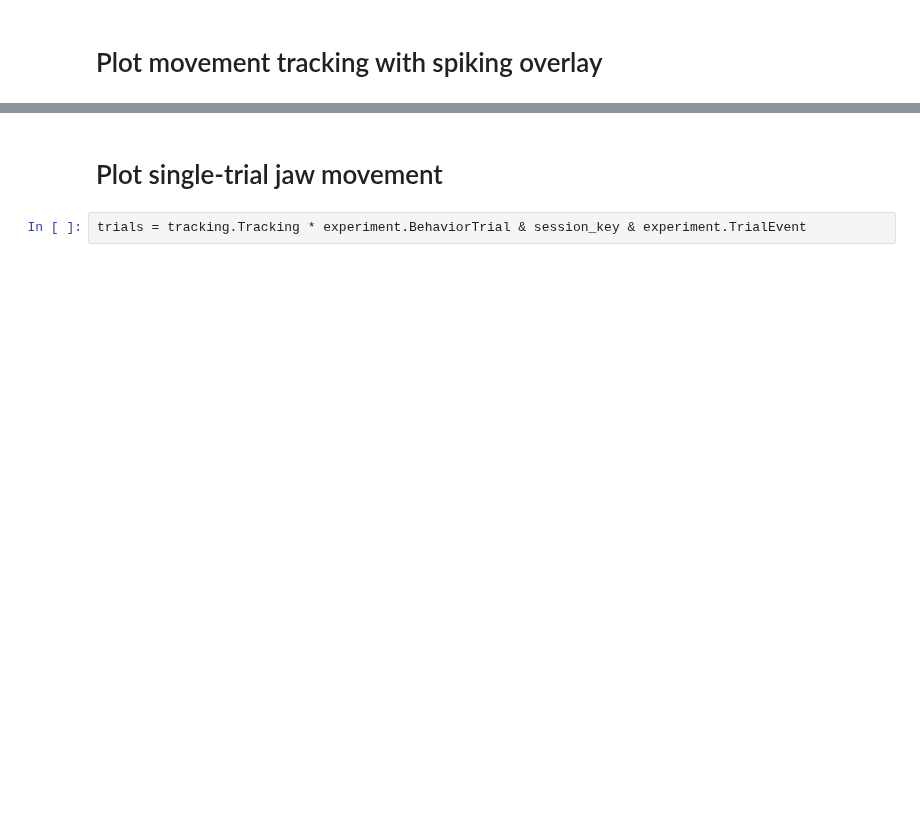
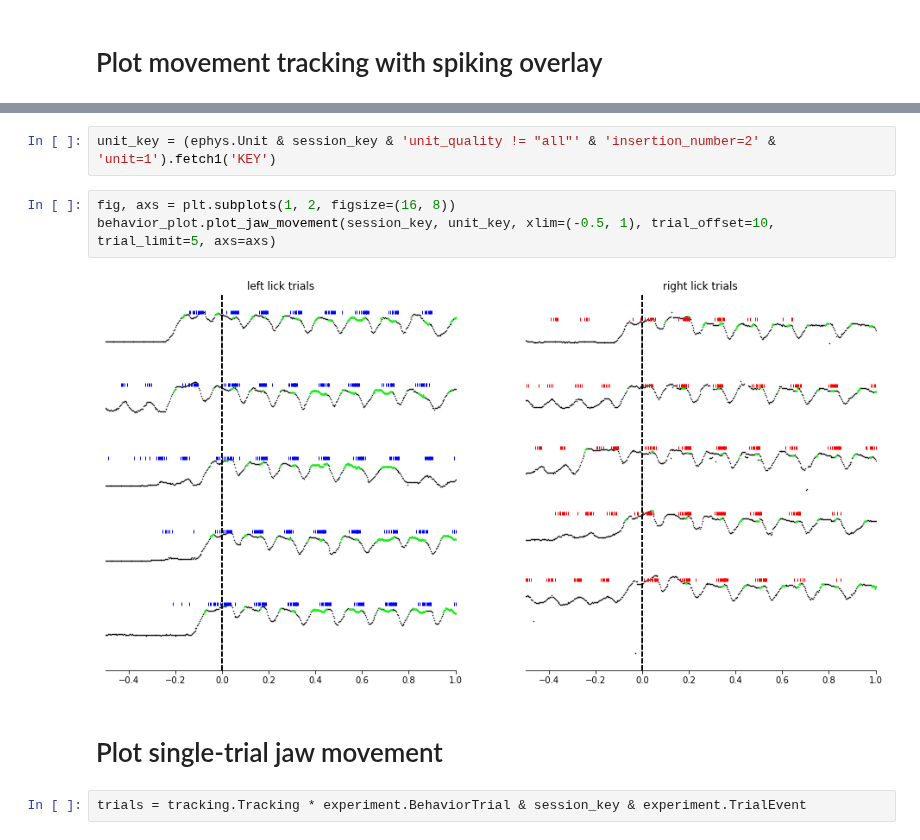
Before and after one commit to mesoscale-activity-map/map-ephys, a Jupyter notebook: notebook/plot_behavior.ipynb, the cells around one changed output, grey strips where cells are left out. Drawn from its saved outputs; the diff is of its cells as text; blank space fills up the shorter version.

```diff
--- a/notebook/plot_behavior.ipynb
+++ b/notebook/plot_behavior.ipynb
@@ -68,3 +91,10 @@ behavior_plot.plot_jaw_movement(session_key, unit_key, trial_limit=15)
+# %%
+unit_key = (ephys.Unit & session_key & 'unit_quality != "all"' & 'insertion_number=2' & 'unit=1').fetch1('KEY')
+# %%
+fig, axs = plt.subplots(1, 2, figsize=(16, 8))
+behavior_plot.plot_jaw_movement(session_key, unit_key, xlim=(-0.5, 1), trial_offset=10, trial_limit=5, axs=axs)
+# %% [output]
+[figure, added]
 # %% [markdown]
 # Plot single-trial jaw movement
 # %%
```
Also changed, not shown: parts of 14 cells of this notebook, 5 other files.
